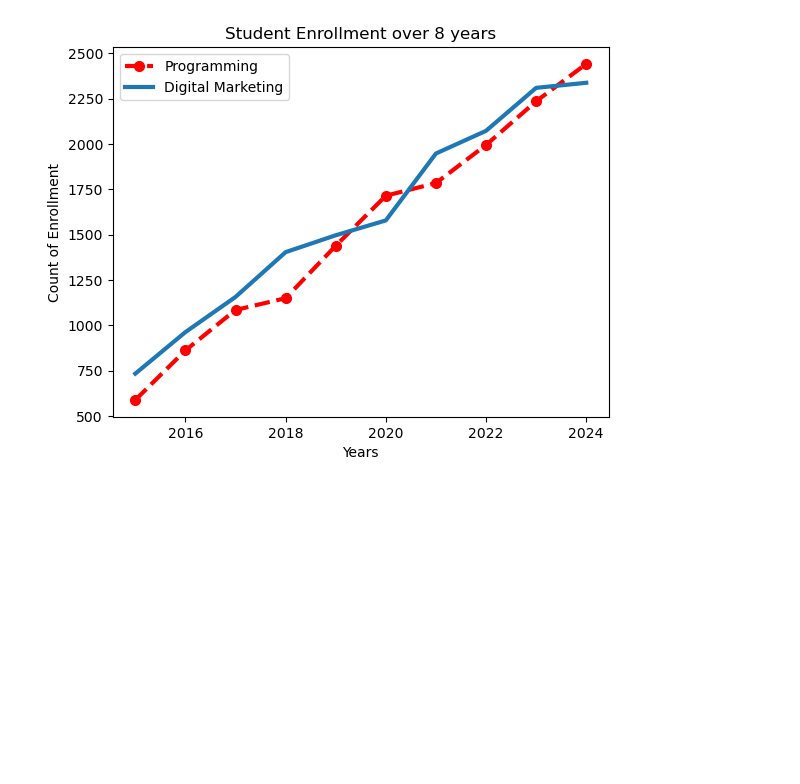
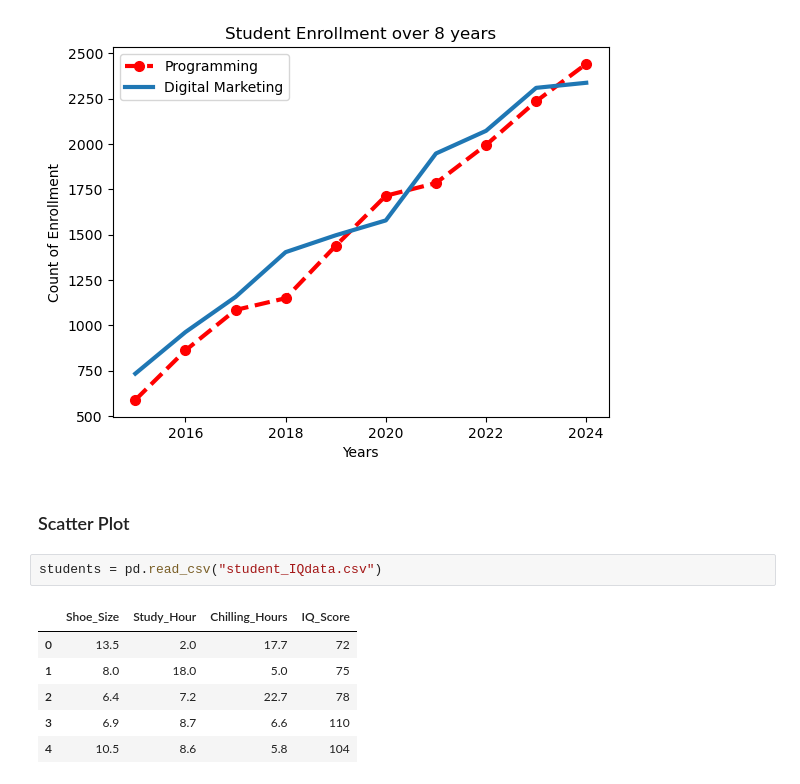
Before and after one commit to nafijur-rahaman/Data-Analysis-With-Python, a Jupyter notebook: Matplotlib/basic.ipynb, the cells around one changed output. Drawn from its saved outputs; the diff is of its cells as text; blank space fills up the shorter version.

```diff
--- a/Matplotlib/basic.ipynb
+++ b/Matplotlib/basic.ipynb
@@ -46,3 +46,14 @@ plt.legend()
 # %% [output]
 <matplotlib.legend.Legend at 0x...>
 [figure]
+# %% [markdown]
+### Scatter Plot
+# %%
+students = pd.read_csv("student_IQdata.csv")
+# %% [output]
+|  | Shoe_Size | Study_Hour | Chilling_Hours | IQ_Score |
+| 0 | 13.5 | 2.0 | 17.7 | 72 |
+| 1 | 8.0 | 18.0 | 5.0 | 75 |
+| 2 | 6.4 | 7.2 | 22.7 | 78 |
+| 3 | 6.9 | 8.7 | 6.6 | 110 |
+| 4 | 10.5 | 8.6 | 5.8 | 104 |
```
Also changed, not shown: parts of 3 cells of this notebook.
